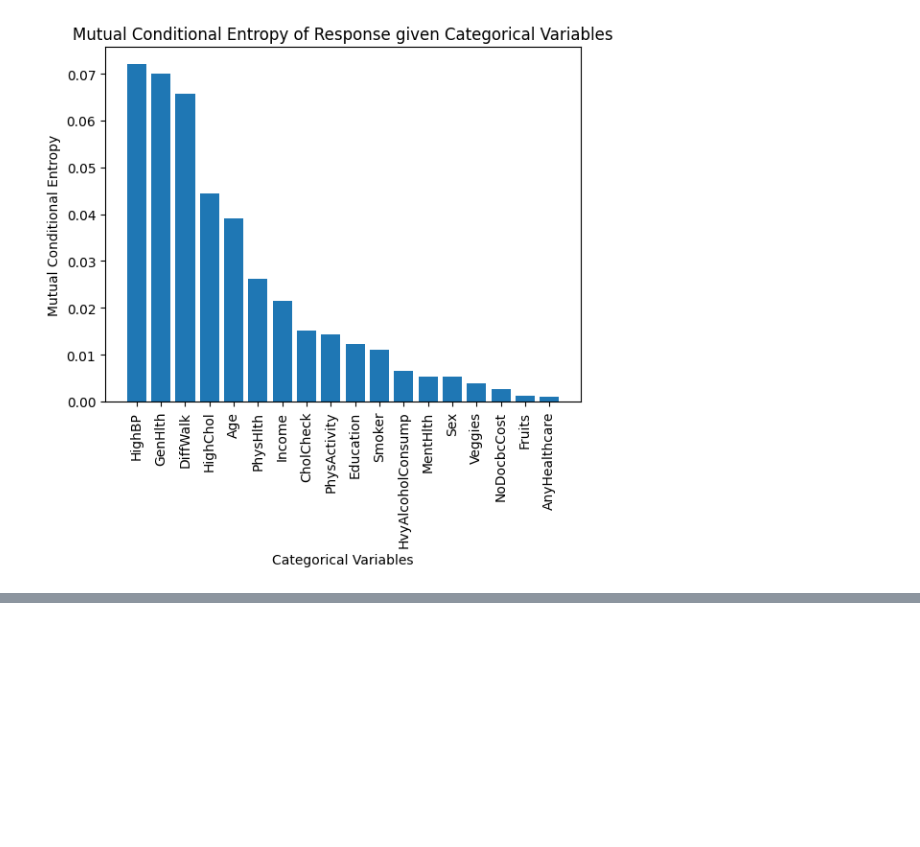
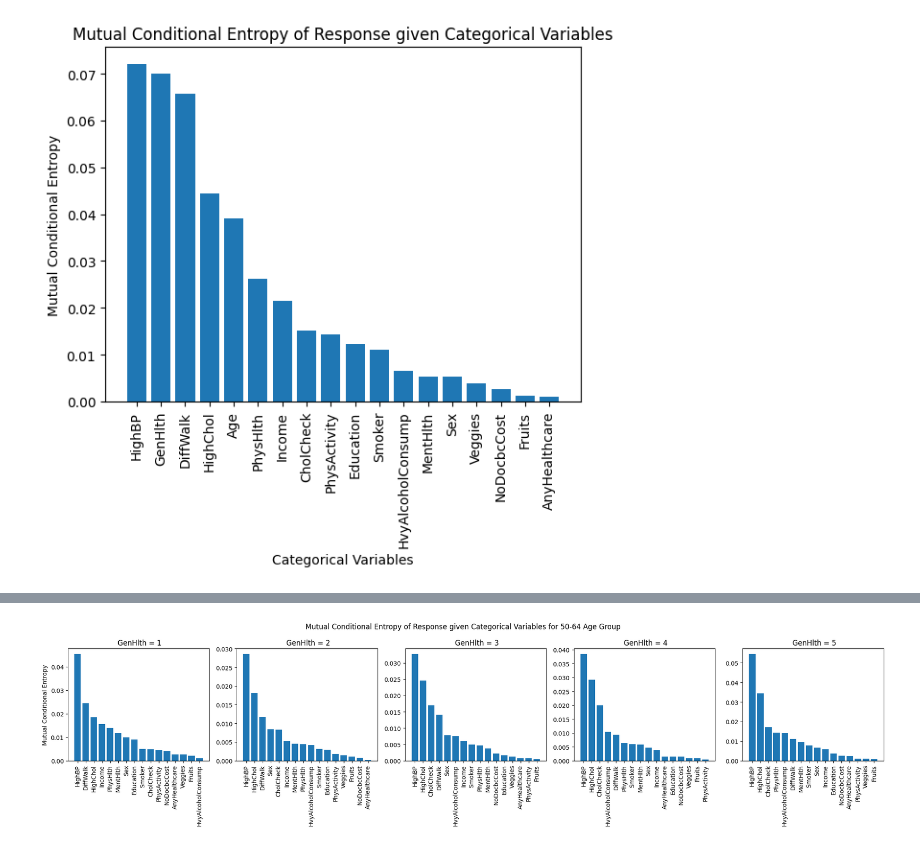
Before and after one commit to CYoung73/STA160-Midterm, a Jupyter notebook: STA160_Midterm_EDA.ipynb, the cells around one changed output, grey strips where cells are left out. Saved outputs shown, nothing was run; the diff lists cells and outputs as text; code cells hidden in the pictures; blank space fills up the shorter version.

```diff
--- a/STA160_Midterm_EDA.ipynb
+++ b/STA160_Midterm_EDA.ipynb
@@ -577,0 +480,4 @@ plt.show()
+# %%
+plot_mutual_conditional_entropy_per_genhlth_and_age_group(data, '50-64')
+# %% [output]
+[figure, added]
```
Also changed, not shown: parts of 23 cells of this notebook.
